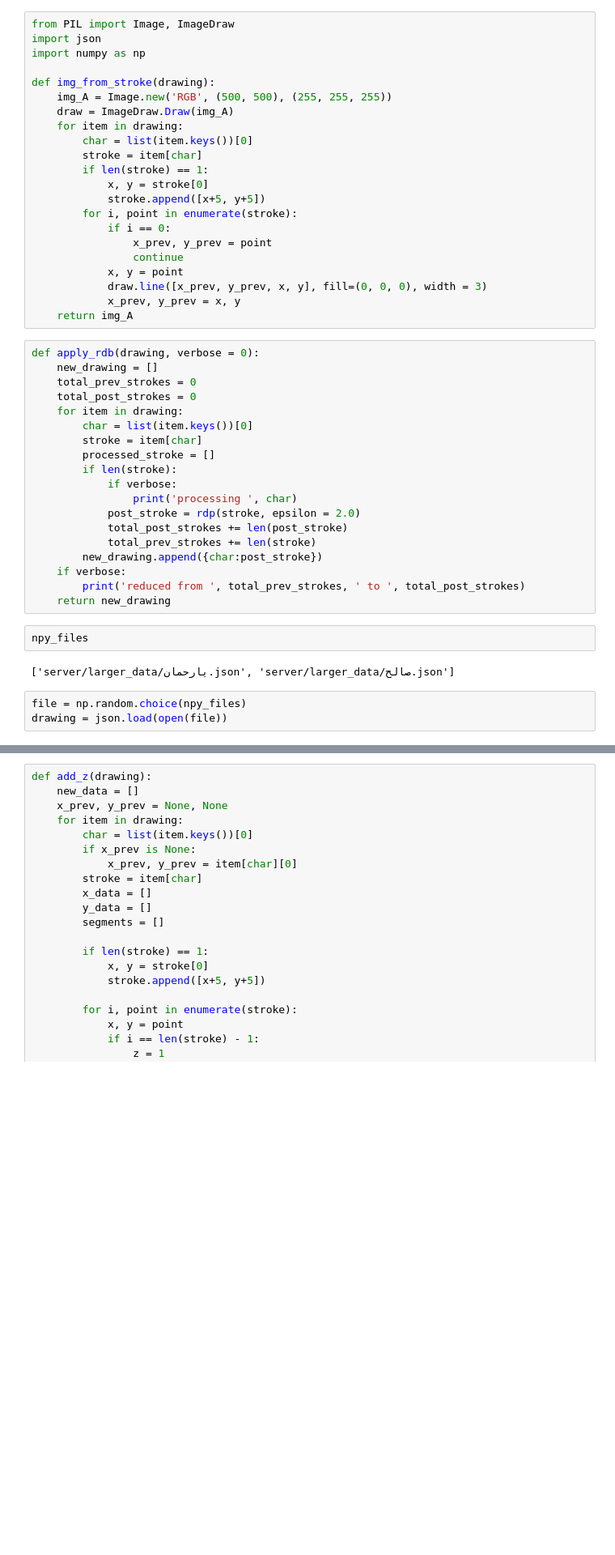
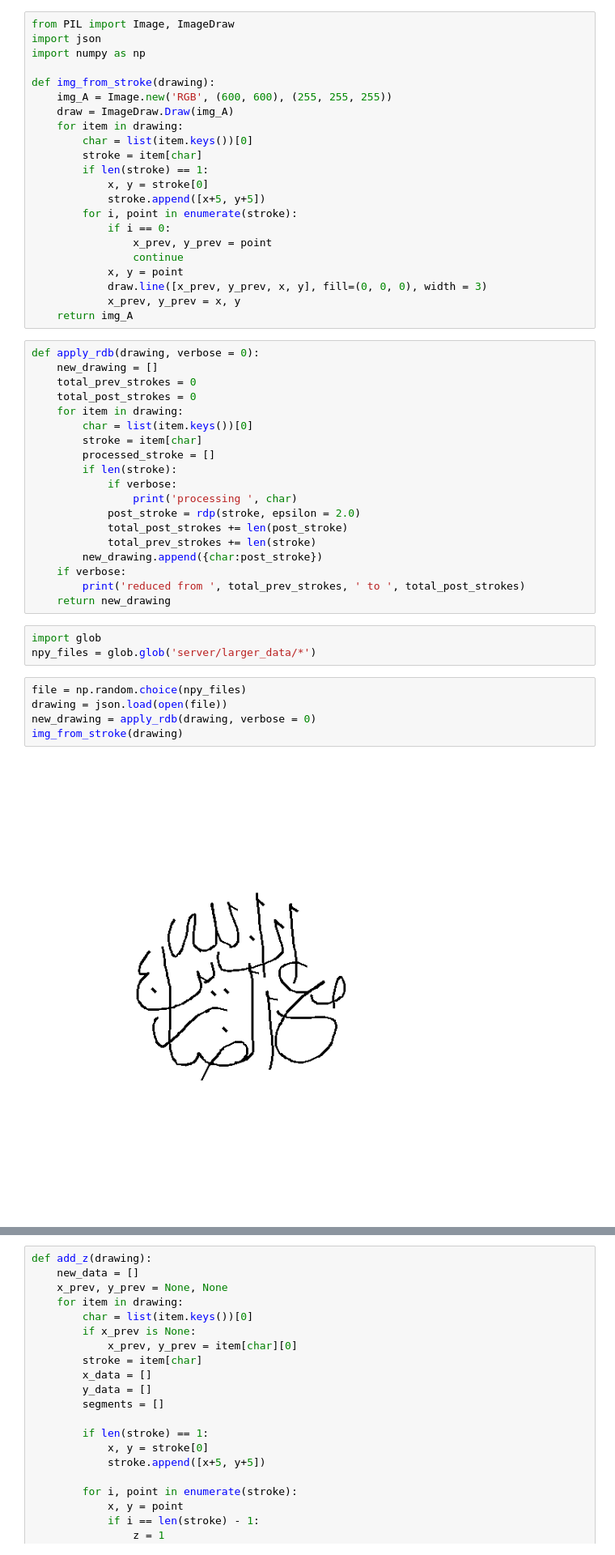
Before and after one commit to ARBML/Calliar, a Jupyter notebook: khatt_server/data npz generator.ipynb, the cells around one changed output, grey strips where cells are left out. Shown: that part at 81% size. Cells and saved outputs as stored; diff of their text form; blank space fills up the shorter version.

```diff
--- a/khatt_server/data npz generator.ipynb
+++ b/khatt_server/data npz generator.ipynb
@@ -20,7 +14,7 @@ import json
 import numpy as np
 
 def img_from_stroke(drawing):
-    img_A = Image.new('RGB', (500, 500), (255, 255, 255))
+    img_A = Image.new('RGB', (600, 600), (255, 255, 255))
     draw = ImageDraw.Draw(img_A)
     for item in drawing:
         char = list(item.keys())[0]
@@ -55,10 +49,13 @@ def apply_rdb(drawing, verbose = 0):
     if verbose:
         print('reduced from ', total_prev_strokes, ' to ', total_post_strokes)
     return new_drawing
-# %%
-npy_files
-# %% [output]
-['server/larger_data/يارحمان.json', 'server/larger_data/صالح.json']
+# %%
+import glob
+npy_files = glob.glob('server/larger_data/*')
 # %%
 file = np.random.choice(npy_files)
 drawing = json.load(open(file))
+new_drawing = apply_rdb(drawing, verbose = 0)
+img_from_stroke(drawing)
+# %% [output]
+[figure, added]
```
Also changed, not shown: parts of 6 cells of this notebook, 7 other files.
